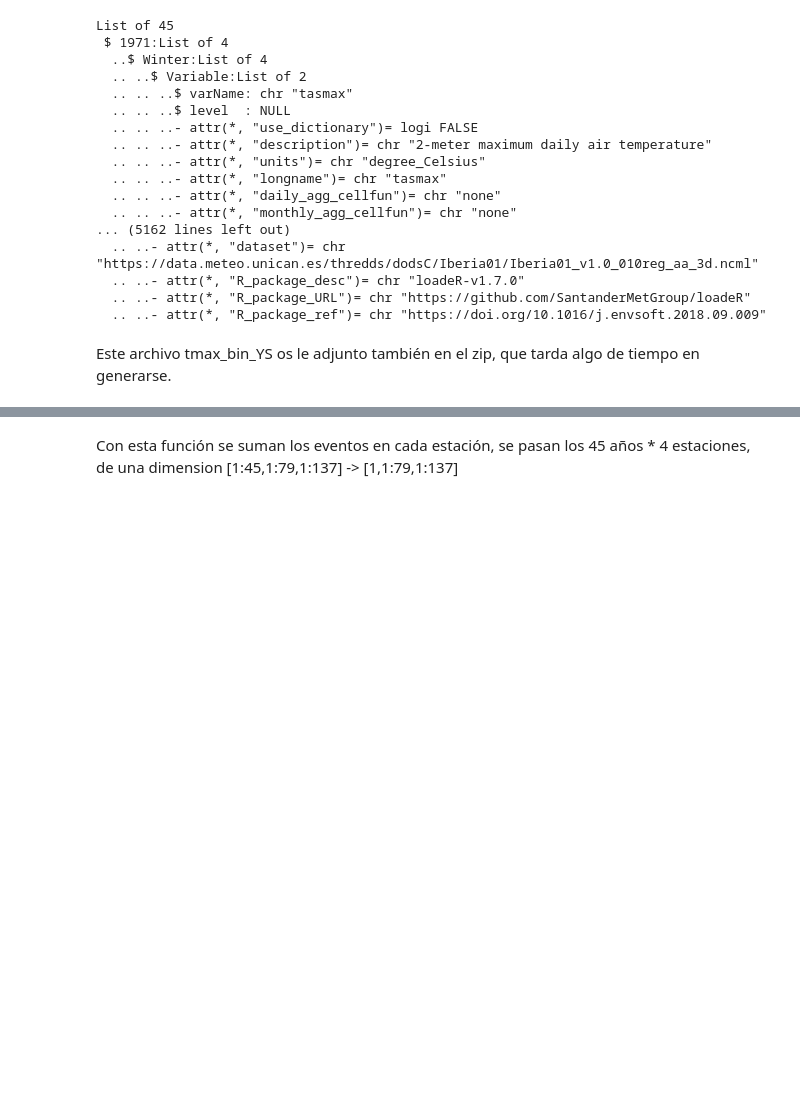
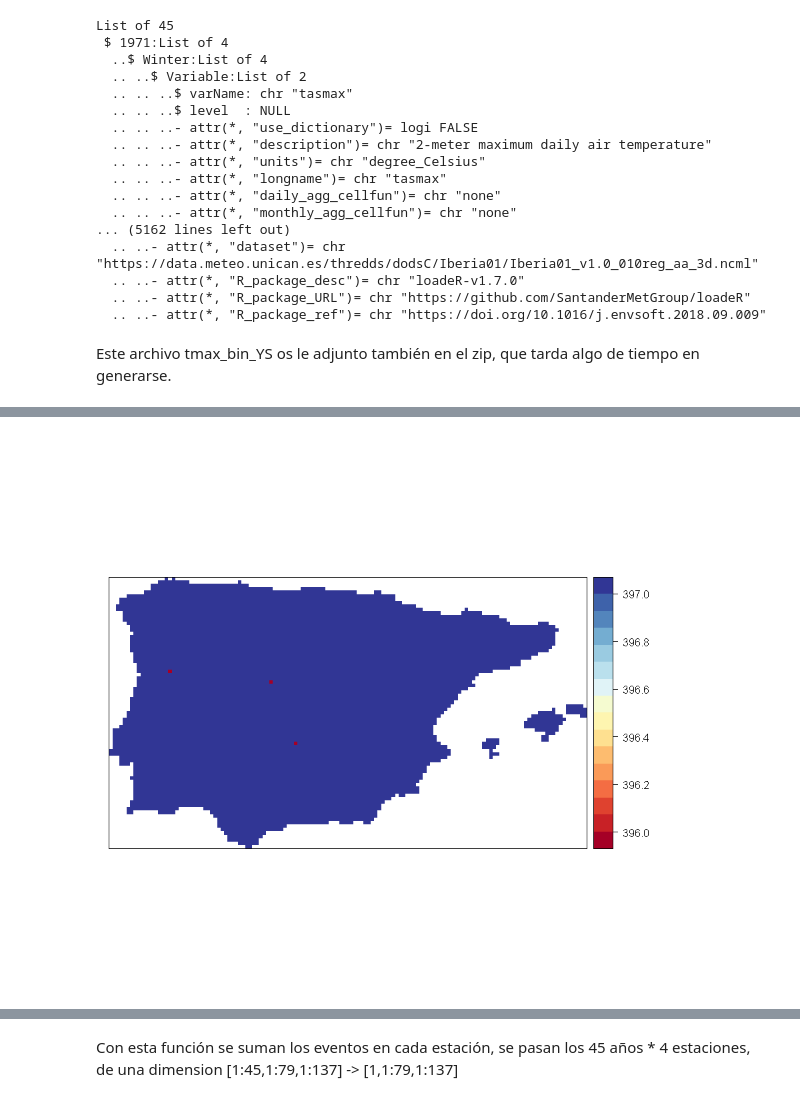
Before and after one commit to miriamfuente/MeteoC4R, a Jupyter notebook: temperature.ipynb, the cells around one changed output, grey strips where cells are left out. Drawn from its saved outputs; the diff is of its cells as text; code cells hidden in the pictures; blank space fills up the shorter version.

```diff
--- a/temperature.ipynb
+++ b/temperature.ipynb
@@ -114,0 +357,4 @@ capa_tierra <- readRDS("capa_tierra.rds")
+# %%
+spatialPlot(suma_total_mask, skip.temporal.check = TRUE)
+# %% [output]
+[figure, added]
```
Also changed, not shown: parts of 18 cells of this notebook, 8 other files.
